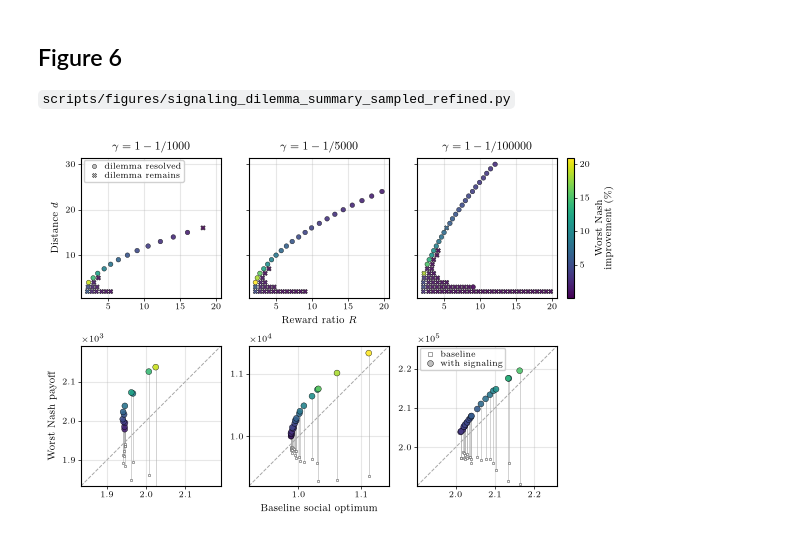
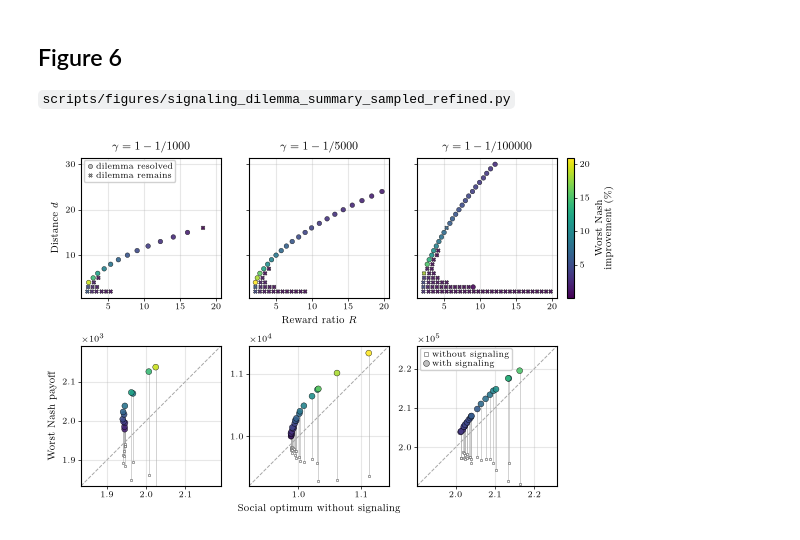
Before and after one commit to james-wolfe/competitive-exploration, a Jupyter notebook: notebooks/main_figs.ipynb, the cells around one changed output. Saved outputs shown, nothing was run; the diff lists cells and outputs as text; code cells hidden in the pictures.

Commit message:
changing legend in fig 6 (signaling)

```diff
--- a/notebooks/main_figs.ipynb
+++ b/notebooks/main_figs.ipynb
@@ -705,7 +705,7 @@ for ax in axes[0, 1:]:
 
 for t, T in enumerate(T_values):
     ax = axes[0, t]
-    for mask, marker in [(solved[t], "o"), (remains[t], "X")]:
+    for mask, marker, size in [(solved[t], "o", 11), (remains[t], "X", 8)]:
         a, r = np.nonzero(mask)
         order = np.argsort(improvement[t, a, r])
         ax.scatter(
@@ -715,7 +715,7 @@ for t, T in enumerate(T_values):
             cmap="viridis",
             norm=norm,
             marker=marker,
-            s=11,
+            s=size,
             edgecolor="black",
             linewidth=0.3,
             alpha=0.9,
@@ -767,7 +767,7 @@ for t, T in enumerate(T_values):
     ax.grid(True)
 
 axes[0, 1].set_xlabel(r"Reward ratio $R$")
-axes[1, 1].set_xlabel("Baseline social optimum")
+axes[1, 1].set_xlabel("Social optimum without signaling")
 axes[0, 0].set_ylabel(r"Distance $d$")
 axes[1, 0].set_ylabel("Worst Nash payoff")
 
@@ -788,38 +788,39 @@ def marker(label, shape, face="0.75", edge="black", width=0.3, size=3):
 
 LEGEND_STYLE = dict(
     loc="upper left",
+    handlelength=1,
     handletextpad=0.2,
     borderpad=0.3,
     labelspacing=0.2,
     borderaxespad=0.3,
     framealpha=0.9,
 )
 axes[0, 0].legend(
-    handles=[marker("dilemma resolved", "o"), marker("dilemma remains", "X")],
+    handles=[marker("dilemma resolved", "o"), marker("dilemma remains", "X", size=2.6)],
     **LEGEND_STYLE,
 )
 # In the last panel, whose upper left is empty; elsewhere it would cover data.
 axes[1, 2].legend(
     handles=[
-        marker("baseline", "s", face="white", edge="0.35", width=0.4, size=2.5),
+        marker("without signaling", "s", face="white", edge="0.35", width=0.4, size=2.5),
         marker("with signaling", "o", size=4.2),
     ],
     **LEGEND_STYLE,
 )
 
 colorbar = fig.colorbar(
     plt.cm.ScalarMappable(norm, "viridis"),
     cax=fig.add_axes(
         [
             (left + 3 * PANEL_SIZE + 2 * wspace + 0.1) / width,
             (bottom + PANEL_SIZE + hspace) / height,
             0.07 / width,
             PANEL_SIZE / height,
         ]
     ),
 )
 colorbar.set_label("Worst Nash\nimprovement (\\%)", labelpad=4)
 
 save_figure(fig, "signaling_dilemma_summary_sampled_refined.pdf")
 # %% [output]
-[figure, old version]
+[figure, new version]
```
Also changed, not shown: 1 other file.
